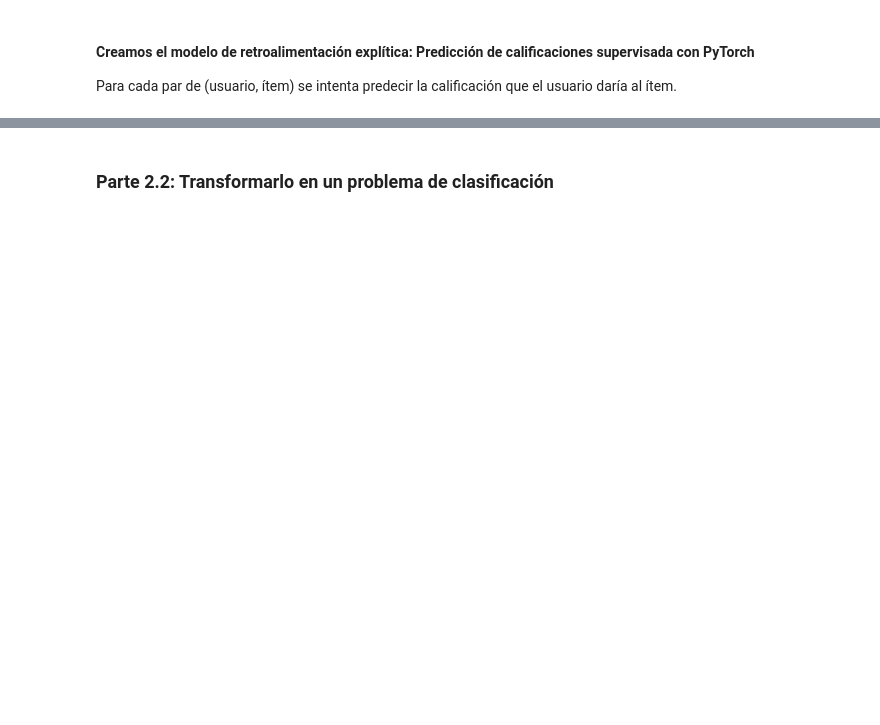
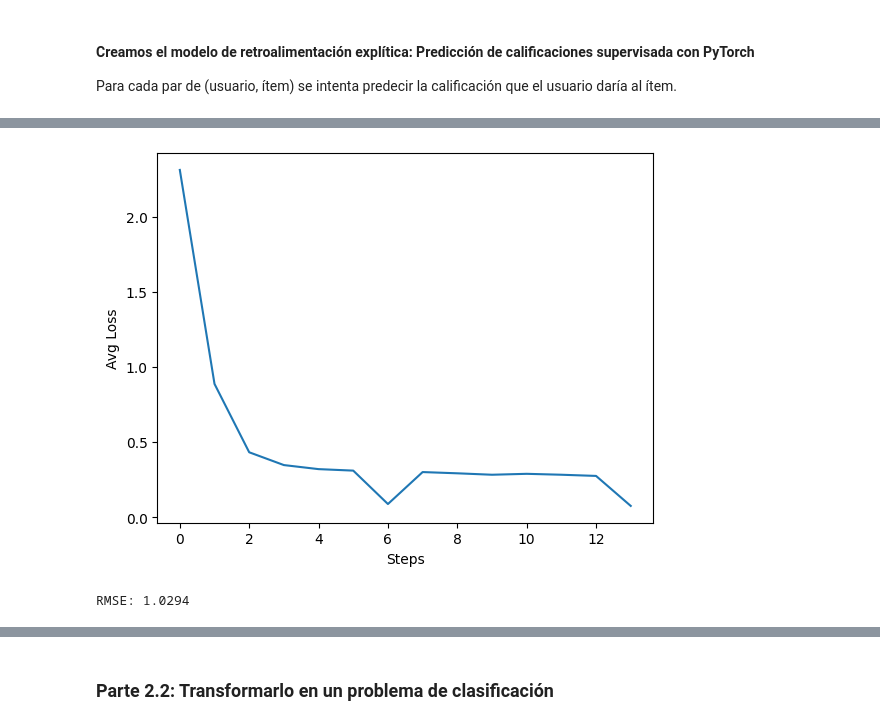
Before and after one commit to moriciii3/tareas_ML_DL_NN, a Jupyter notebook: tarea_2/morici_bruno_tarea2.ipynb, the cells around one changed output, grey strips where cells are left out. Drawn from its saved outputs; the diff is of its cells as text; code cells hidden in the pictures; blank space fills up the shorter version.

Commit message:
Implementado modelo en PyTorch pero con codigo ajeno, aun hay que adaptarlo para que tenga la misma forma que el codigo del profe

```diff
--- a/tarea_2/morici_bruno_tarea2.ipynb
+++ b/tarea_2/morici_bruno_tarea2.ipynb
@@ -563,0 +675,37 @@ Para cada par de (usuario, ítem) se intenta predecir la calificación que el us
+# %%
+total_loss = 0
+log_progress_step = 100
+losses = []
+train_dataset_size = len(train_dataset)
+print(f"Training on {train_dataset_size} samples...")
+
+recommendation_model.train()
+for e in range(EPOCHS):
+    step_count = 0  # Reset step count at the beginning of each epoch
+    for i, train_data in enumerate(train_loader):
+        output = recommendation_model(
+            train_data["users"].to(device), train_data["movies"].to(device)
+        )
+        # Reshape the model output to match the target's shape
+        output = output.squeeze()  # Removes the singleton dimension
+        ratings = (
+            train_data["ratings"].to(torch.float32).to(device)
+        )  # Assuming ratings is already 1D
+
+        loss = loss_func(output, ratings)
+        total_loss += loss.sum().item()
+        optimizer.zero_grad()
+        loss.backward()
+        optimizer.step()
+
+        # Increment step count by the actual size of the batch
+        step_count += len(train_data["users"])
+
+        # Check if it's time to log progress
+        if (
+            step_count % log_progress_step == 0 or i == len(train_loader) - 1
+        ):  # Log at the end of each epoch
+            log_progress(
+                e, step_count, total_loss, log_progress_step, train_dataset_size, losses
+            )
+            total_loss = 0
@@ -563,0 +715,31 @@ Para cada par de (usuario, ítem) se intenta predecir la calificación que el us
+# %%
+plt.figure()
+plt.plot(losses)
+plt.xlabel("Steps")
+plt.ylabel("Avg Loss")
+plt.show()
+# %% [output]
+[figure, added]
+# %%
+from sklearn.metrics import mean_squared_error
+
+y_pred = []
+y_true = []
+
+recommendation_model.eval()
+
+with torch.no_grad():
+    for i, valid_data in enumerate(val_loader):
+        output = recommendation_model(
+            valid_data["users"].to(device), valid_data["movies"].to(device)
+        )
+        ratings = valid_data["ratings"].to(device)
+        y_pred.extend(output.cpu().numpy())
+        y_true.extend(ratings.cpu().numpy())
+
+# Calculate RMSE
+mse = mean_squared_error(y_true, y_pred)
+rmse = np.sqrt(mse)
+print(f"RMSE: {rmse:.4f}")
+# %% [output]
+RMSE: 1.0294
```
Also changed, not shown: parts of 17 cells of this notebook.
